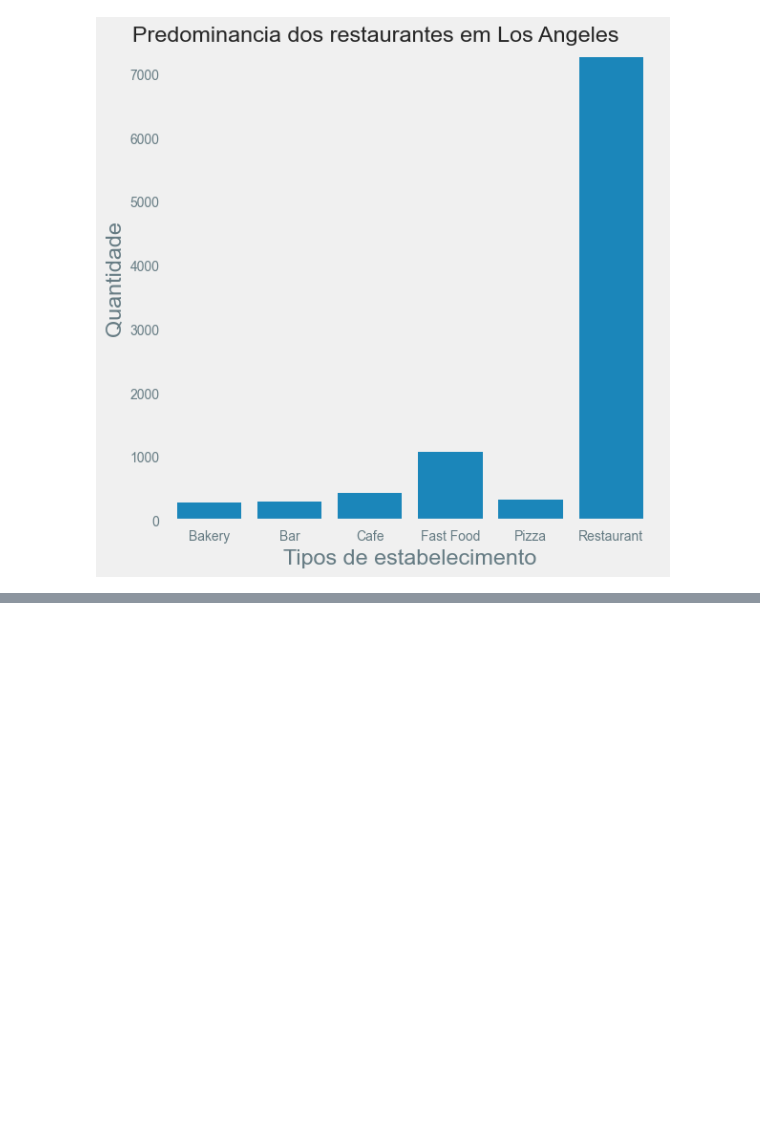
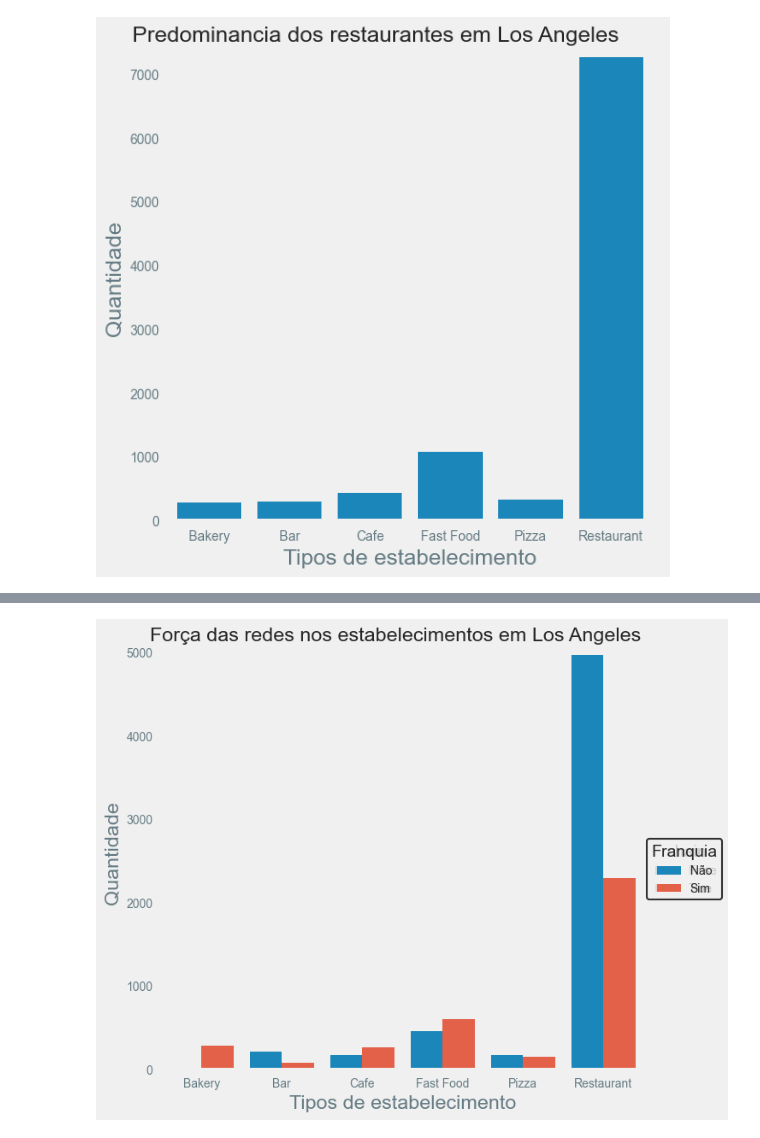
Before and after one commit to gustavoquareli/projeto_S10, a Jupyter notebook: notebook.ipynb, the cells around one changed output, grey strips where cells are left out. Saved outputs shown, nothing was run; the diff lists cells and outputs as text; code cells hidden in the pictures; blank space fills up the shorter version.

```diff
--- a/notebook.ipynb
+++ b/notebook.ipynb
@@ -10,7 +10,7 @@ from plotly import graph_objects as go
 # %%
 #visualização dos dados
 
-data = pd.read_csv('datasets/rest_data_us_upd.csv', dtype={'object_type':'category'})
+data = pd.read_csv('datasets/rest_data_us_upd.csv', dtype={'object_type':'category', 'chain':})
 
 data.head(10)
 # %% [output]
@@ -65,0 +63,32 @@ plt.show()
+# %%
+#criando o gráfico
+plt.style.use('fivethirtyeight')
+g = sns.catplot(data=data, x='object_type', kind='count', height=6, hue='chain')
+
+#nomeando o gráfico
+g.set_axis_labels("Tipos de estabelecimento", "Quantidade")
+g.fig.suptitle("Força das redes nos estabelecimentos em Los Angeles")
+
+#retirar o gride do gráfico
+for ax in g.axes.flat:
+    ax.grid(False)
+
+#legenda
+g.add_legend(title='Franquia')                      #adiciona a legenda com o título franquia
+legend = g.legend                                   #obtem a legenda do gráfico
+legend.set_title('Franquia')                        #define o titulo da legenda
+legend.set_frame_on(True)                           #adiciona uma bora à legenda
+legend.get_frame().set_edgecolor('black')           #define a cor da borda da legenda
+legend.get_frame().set_linewidth(1.5)               #define a largura da borda da legenda
+
+#ajustando o rótulo da legenda
+for text in legend.get_texts():
+    if text.get_text() == 'False':
+        text.set_text('Não')
+    elif text.get_text() == 'True':
+        text.set_text('Sim')
+
+#apresentar gráfico
+plt.show()
+# %% [output]
+[figure, added]
```
Also changed, not shown: parts of 4 cells of this notebook.
